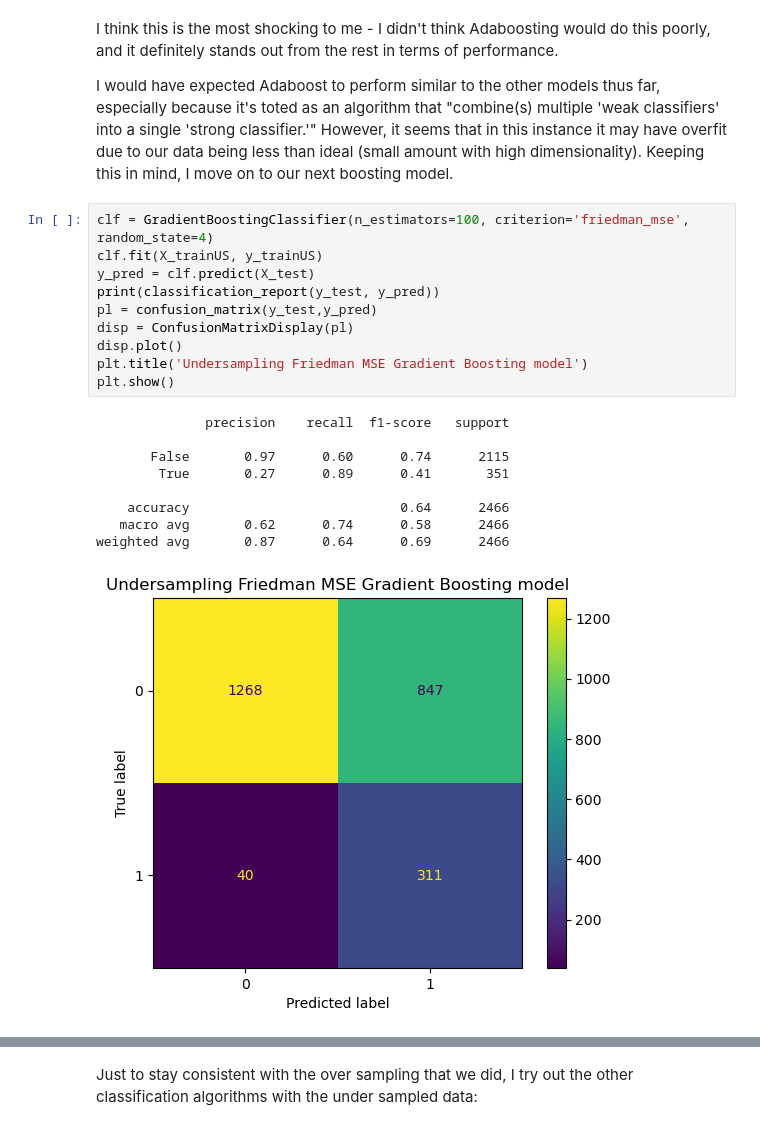
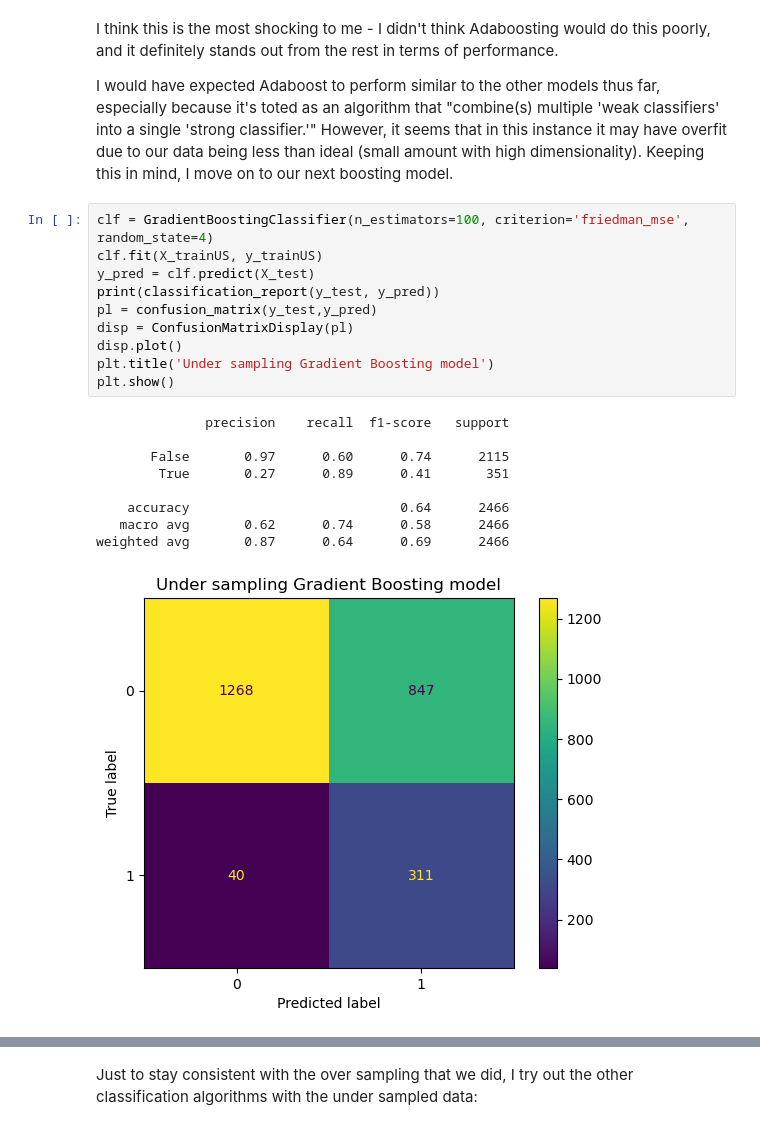
Before and after one commit to kai-tama/Capstone-2, a Jupyter notebook: Notebooks/Shopping Intention Modelling.ipynb, the cells around one changed output, grey strips where cells are left out. Saved outputs shown, nothing was run; the diff lists cells and outputs as text.

Commit message:
updated EDA and Modelling notebooks

```diff
--- a/Notebooks/Shopping Intention Modelling.ipynb
+++ b/Notebooks/Shopping Intention Modelling.ipynb
@@ -585,23 +581,23 @@ I would have expected Adaboost to perform similar to the other models thus far,
 # %%
 clf = GradientBoostingClassifier(n_estimators=100, criterion='friedman_mse', random_state=4)
 clf.fit(X_trainUS, y_trainUS)
 y_pred = clf.predict(X_test)
 print(classification_report(y_test, y_pred))
 pl = confusion_matrix(y_test,y_pred)
 disp = ConfusionMatrixDisplay(pl)
 disp.plot()
-plt.title('Undersampling Friedman MSE Gradient Boosting model')
+plt.title('Under sampling Gradient Boosting model')
 plt.show()
 # %% [output]
               precision    recall  f1-score   support
 
        False       0.97      0.60      0.74      2115
         True       0.27      0.89      0.41       351
 
     accuracy                           0.64      2466
    macro avg       0.62      0.74      0.58      2466
 weighted avg       0.87      0.64      0.69      2466
-[figure, old version]
+[figure, new version]
 # %%
 pred_prob = clf.predict_proba(X_test)
 fpr, tpr, thresh = roc_curve(y_test, pred_prob[:,1])
```
Also changed, not shown: parts of 62 cells of this notebook, 1 other file.
